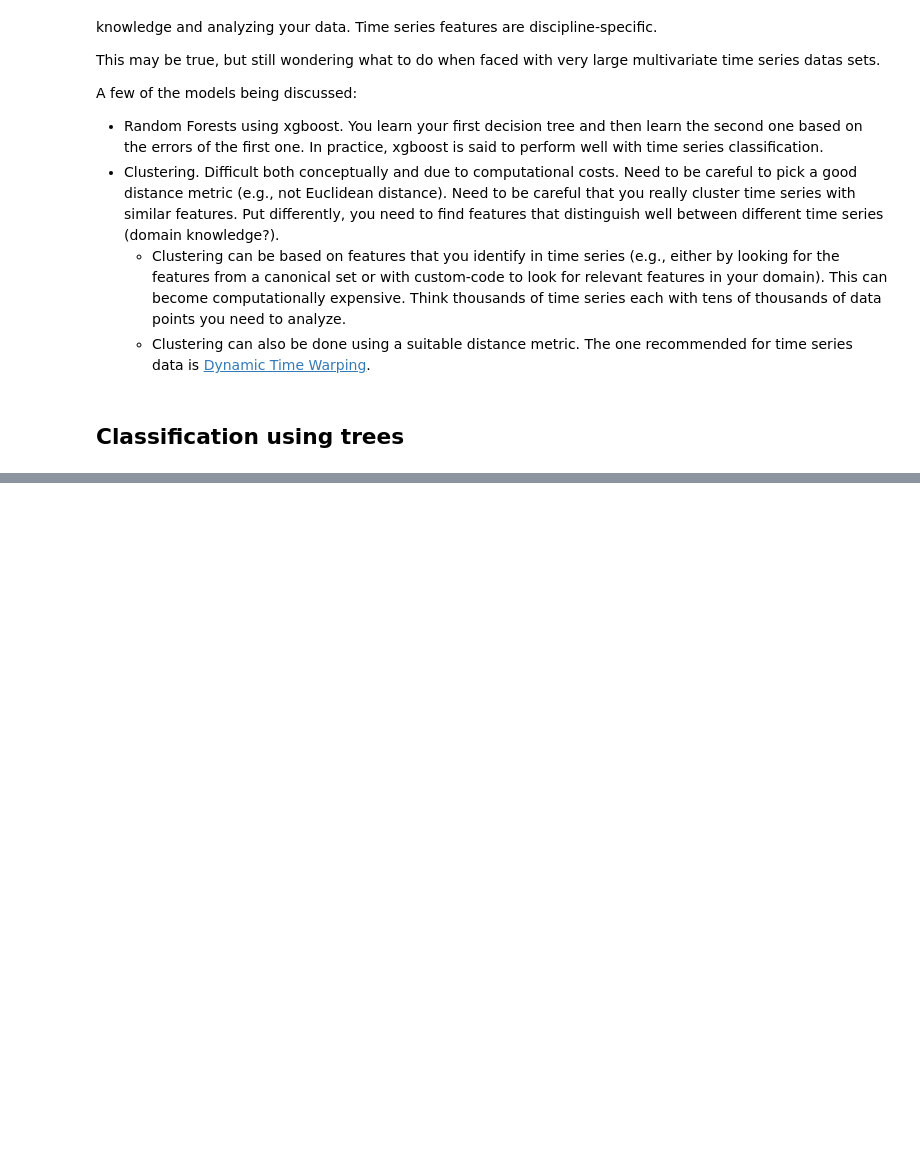
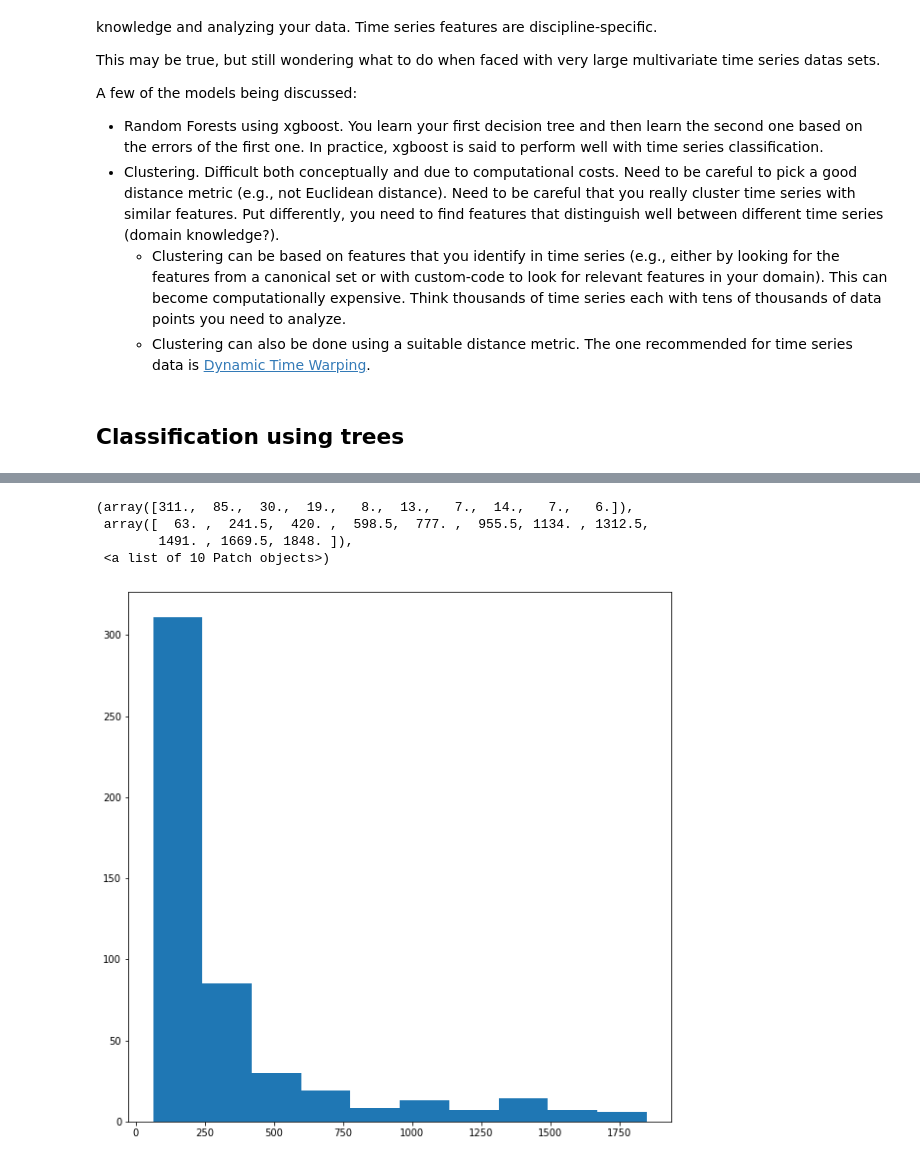
Before and after one commit to drbwa/timeserieseda, a Jupyter notebook: scipy2019/scipy2019-2-ml-models.ipynb, the cells around one changed output, grey strips where cells are left out. Drawn from its saved outputs; the diff is of its cells as text; code cells hidden in the pictures; blank space fills up the shorter version.

```diff
--- a/scipy2019/scipy2019-2-ml-models.ipynb
+++ b/scipy2019/scipy2019-2-ml-models.ipynb
@@ -50,0 +184,9 @@ There are packages that can extract features from time series. `cesium` is one s
+# %%
+# select all rows, second column (which I think is amplitude) and plot as a histogram
+plt.hist(fset_cesium.iloc[:, 1])
+# %% [output]
+(array([311.,  85.,  30.,  19.,   8.,  13.,   7.,  14.,   7.,   6.]),
+ array([  63. ,  241.5,  420. ,  598.5,  777. ,  955.5, 1134. , 1312.5,
+        1491. , 1669.5, 1848. ]),
+ <a list of 10 Patch objects>)
+[figure, added]
```
Also changed, not shown: parts of 38 cells of this notebook, 1 other file.
